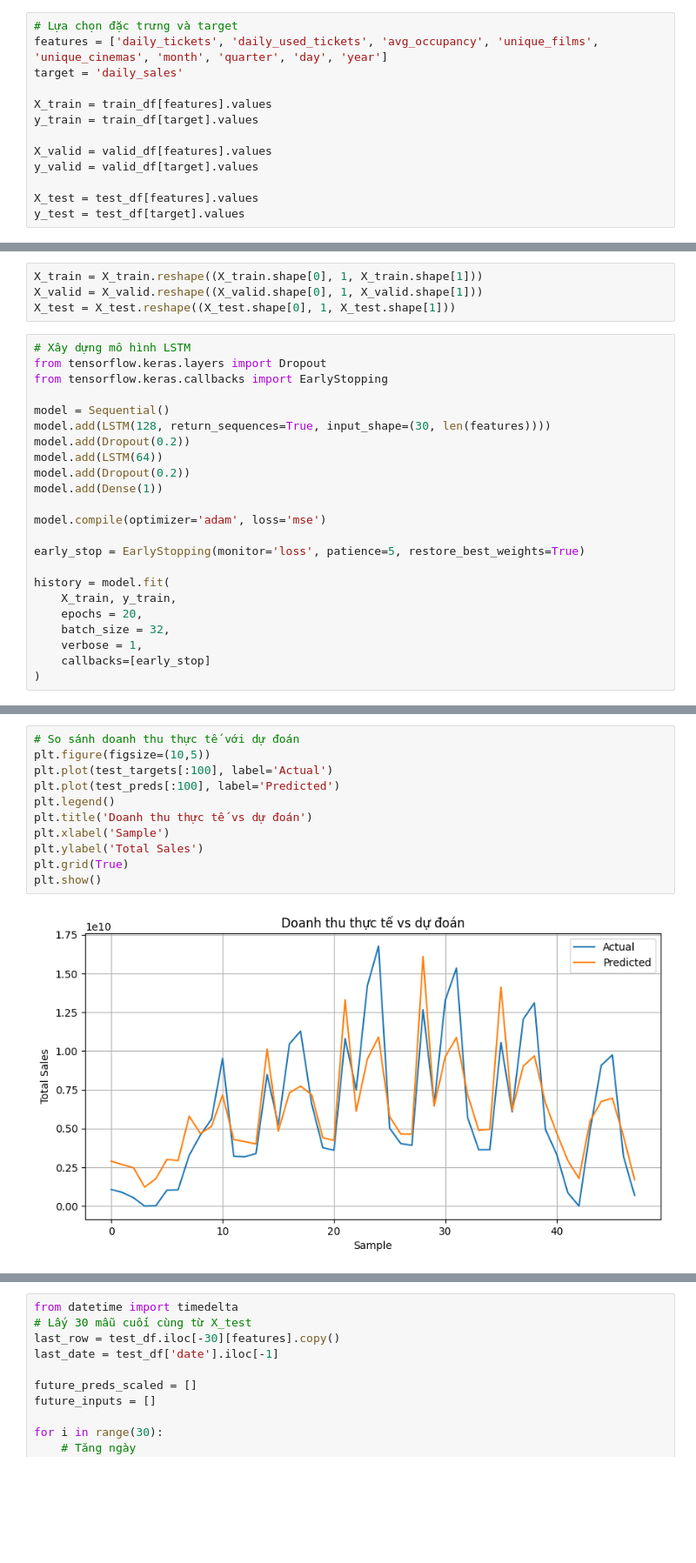
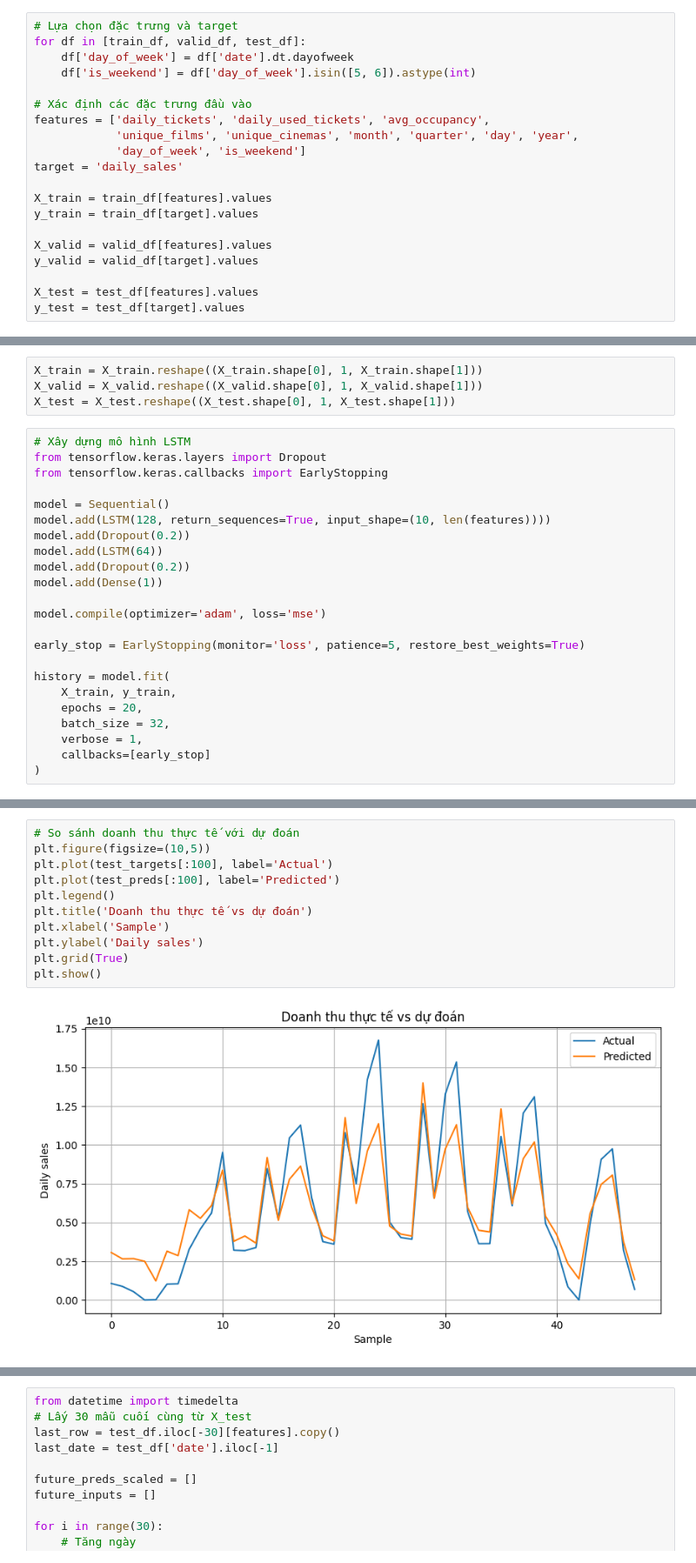
Before and after one commit to KieuOanhUIT/IS403.P23.OnlineSalesData, a Jupyter notebook: Model/LSTM.ipynb, the cells around one changed output, grey strips where cells are left out. Shown: that part at 87% size. Saved outputs shown, nothing was run; the diff lists cells and outputs as text; blank space fills up the shorter version.

Commit message:
Update the new LSTM model

```diff
--- a/Model/LSTM.ipynb
+++ b/Model/LSTM.ipynb
@@ -16,7 +16,14 @@ valid_df = pd.read_csv("../content/validation1.csv", parse_dates=["date"])
 test_df = pd.read_csv("../content/test1.csv", parse_dates=["date"])
 # %%
 # Lựa chọn đặc trưng và target
-features = ['daily_tickets', 'daily_used_tickets', 'avg_occupancy',	'unique_films',	'unique_cinemas', 'month', 'quarter', 'day', 'year']
+for df in [train_df, valid_df, test_df]:
+    df['day_of_week'] = df['date'].dt.dayofweek
+    df['is_weekend'] = df['day_of_week'].isin([5, 6]).astype(int)
+
+# Xác định các đặc trưng đầu vào
+features = ['daily_tickets', 'daily_used_tickets', 'avg_occupancy',
+            'unique_films', 'unique_cinemas', 'month', 'quarter', 'day', 'year',
+            'day_of_week', 'is_weekend']
 target = 'daily_sales'
 
 X_train = train_df[features].values
@@ -50,7 +57,7 @@ from tensorflow.keras.layers import Dropout
 from tensorflow.keras.callbacks import EarlyStopping
 
 model = Sequential()
-model.add(LSTM(128, return_sequences=True, input_shape=(30, len(features))))
+model.add(LSTM(128, return_sequences=True, input_shape=(10, len(features))))
 model.add(Dropout(0.2))
 model.add(LSTM(64))
 model.add(Dropout(0.2))
@@ -112,13 +118,13 @@ Valid - MAE: 1538226844.39, RMSE: 1716890164.03, R2: 0.61
 # %%
 # So sánh doanh thu thực tế với dự đoán
 plt.figure(figsize=(10,5))
 plt.plot(test_targets[:100], label='Actual')
 plt.plot(test_preds[:100], label='Predicted')
 plt.legend()
 plt.title('Doanh thu thực tế vs dự đoán')
 plt.xlabel('Sample')
-plt.ylabel('Total Sales')
+plt.ylabel('Daily sales')
 plt.grid(True)
 plt.show()
 # %% [output]
-[figure, old version]
+[figure, new version]
```
Also changed, not shown: parts of 5 cells of this notebook.
